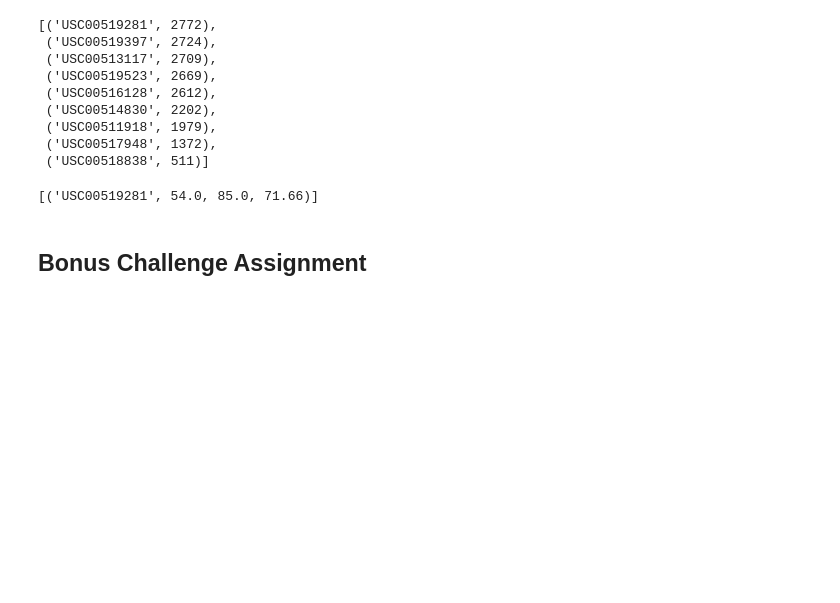
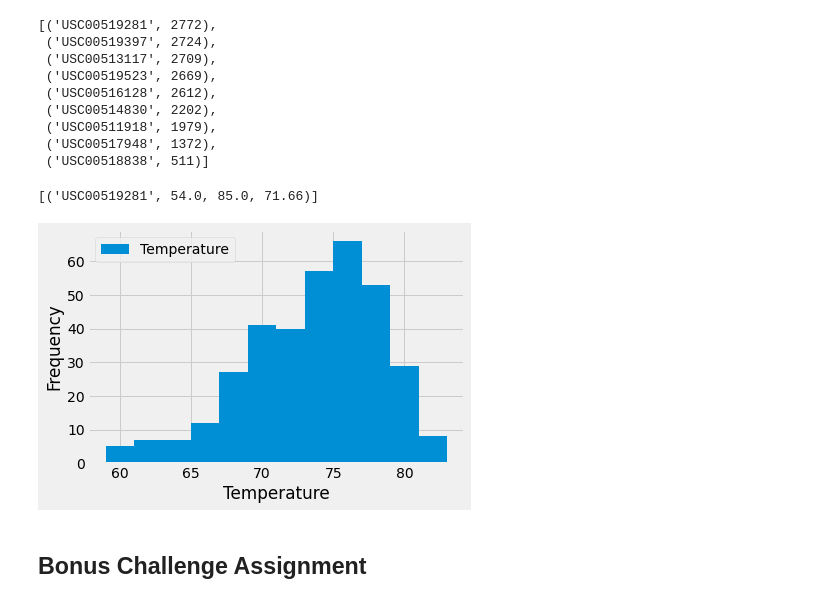
Before and after one commit to Kylmalcolm/sqlalchemy_challenge, a Jupyter notebook: climate_starter.ipynb, the cells around one changed output. Drawn from its saved outputs; the diff is of its cells as text; code cells hidden in the pictures; blank space fills up the shorter version.

Commit message:
histogram done

```diff
--- a/climate_starter.ipynb
+++ b/climate_starter.ipynb
@@ -124,6 +125,16 @@ active_station_stats
 # %%
 # Choose the station with the highest number of temperature observations.
 # Query the last 12 months of temperature observation data for this station and plot the results as a histogram
+tobs_station = session.query(Measurement.tobs).filter(Measurement.station == 'USC00519281').\
+    filter(Measurement.date >= start_date).all()
+
+tobs_df = pd.DataFrame(tobs_station).rename(columns={"tobs":"Temperature"})
+
+tobs_df.plot.hist(bins=12)
+plt.xlabel("Temperature")
+plt.show()
+# %% [output]
+[figure, added]
 # %% [markdown]
 ## Bonus Challenge Assignment
 # %%
```
Also changed, not shown: parts of 1 cell of this notebook.
